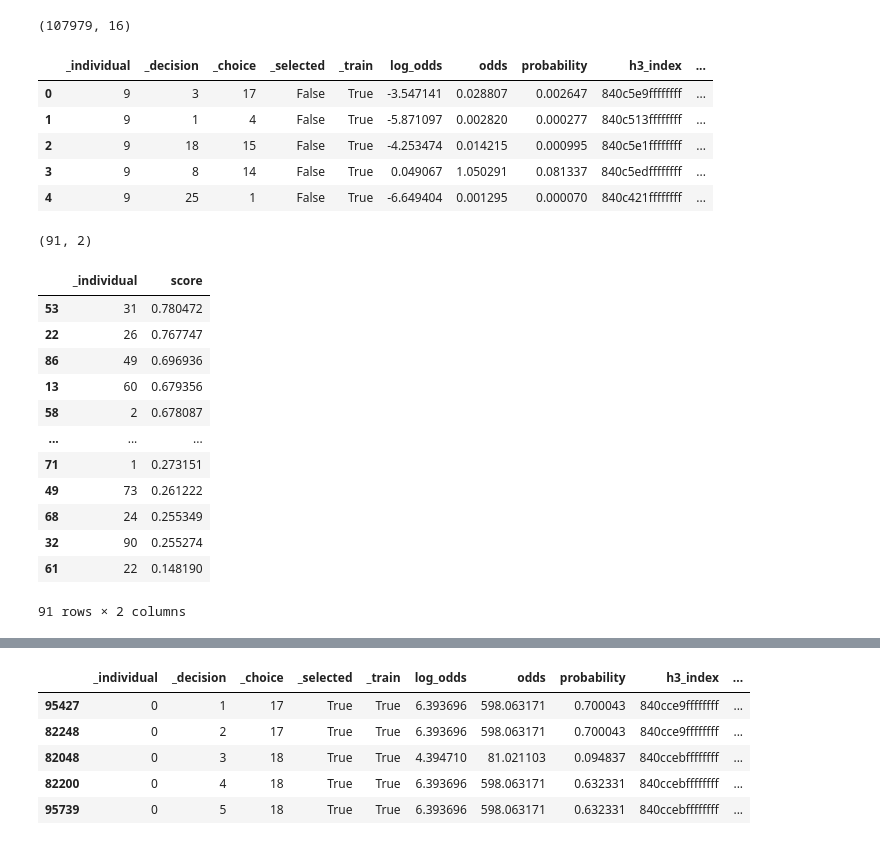
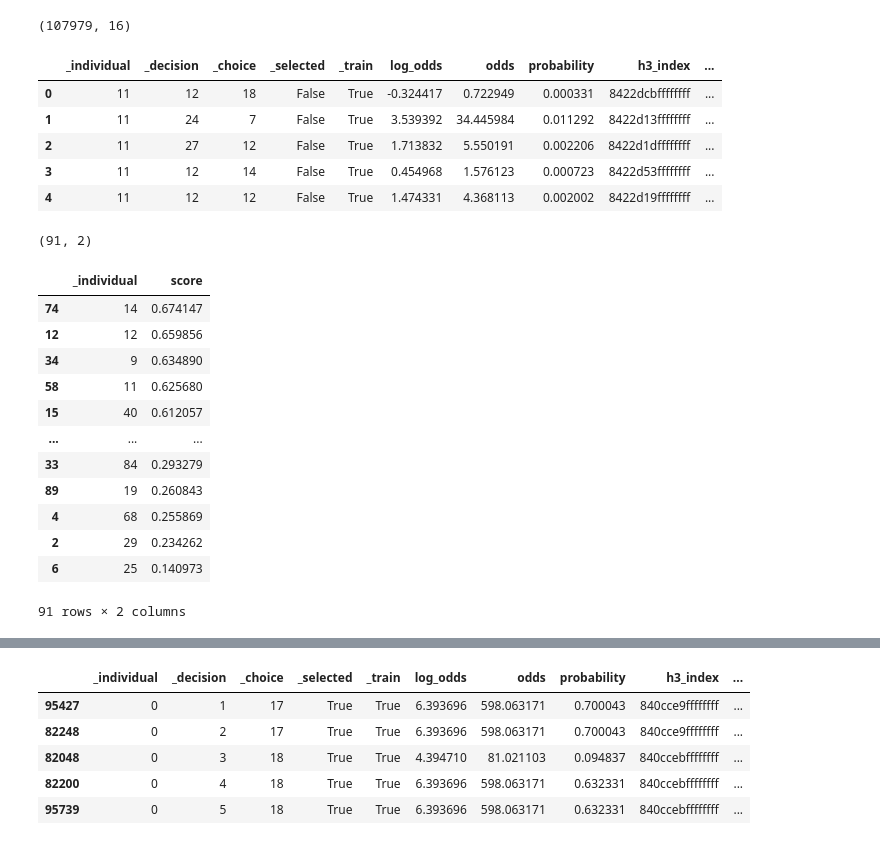
Before and after one commit to networkearth/mirrorverse, a Jupyter notebook: models/movement_model/move_it_move_it/Explore.ipynb, the cells around one changed output, grey strips where cells are left out. Drawn from its saved outputs; the diff is of its cells as text; code cells hidden in the pictures.

```diff
--- a/models/movement_model/move_it_move_it/Explore.ipynb
+++ b/models/movement_model/move_it_move_it/Explore.ipynb
@@ -15,47 +15,47 @@ os.environ['AWS_PROFILE'] = 'admin'
 # %%
 sql = '''
 select
     i._individual,
     i._decision,
     i._choice,
     f._selected,
     i._train,
     i.log_odds,
     i.odds,
     i.probability,
     f.h3_index,
     f.time,
     f.net_primary_production,
     f.mixed_layer_thickness,
     f.distance,
     f.water_heading,
     f.movement_heading
 from
-    movement_model_inference_m3_a18 i
-    inner join movement_model_features_m3_a1 f
+    movement_model_inference_m3_a3_v4 i
+    inner join movement_model_features_m3_a2 f
         on i._individual = f._individual
         and i._decision = f._decision
         and i._choice = f._choice
 '''
 data = read_data_w_cache(sql)
 data['date'] = data['time'].dt.strftime("%Y-%m-%d")
 print(data.shape)
 data.head()
 # %% [output]
 (107979, 16)
 |  | _individual | _decision | _choice | _selected | _train | log_odds | odds | probability | h3_index | ... |
-| 0 | 9 | 3 | 17 | False | True | -3.547141 | 0.028807 | 0.002647 | 840c5e9ffffffff | ... |
-| 1 | 9 | 1 | 4 | False | True | -5.871097 | 0.002820 | 0.000277 | 840c513ffffffff | ... |
-| 2 | 9 | 18 | 15 | False | True | -4.253474 | 0.014215 | 0.000995 | 840c5e1ffffffff | ... |
-| 3 | 9 | 8 | 14 | False | True | 0.049067 | 1.050291 | 0.081337 | 840c5edffffffff | ... |
-| 4 | 9 | 25 | 1 | False | True | -6.649404 | 0.001295 | 0.000070 | 840c421ffffffff | ... |
+| 0 | 11 | 12 | 18 | False | True | -0.324417 | 0.722949 | 0.000331 | 8422dcbffffffff | ... |
+| 1 | 11 | 24 | 7 | False | True | 3.539392 | 34.445984 | 0.011292 | 8422d13ffffffff | ... |
+| 2 | 11 | 27 | 12 | False | True | 1.713832 | 5.550191 | 0.002206 | 8422d1dffffffff | ... |
+| 3 | 11 | 12 | 14 | False | True | 0.454968 | 1.576123 | 0.000723 | 8422d53ffffffff | ... |
+| 4 | 11 | 12 | 12 | False | True | 1.474331 | 4.368113 | 0.002002 | 8422d19ffffffff | ... |
 # %%
 sql = '''
 select
     _individual,
     avg(probability) as score
 from
-    movement_model_inference_m3_a18
+    movement_model_inference_m3_a3_v4
 where
     _selected
 group by
@@ -67,15 +67,15 @@ rankings
 # %% [output]
 (91, 2)
 |  | _individual | score |
-| 53 | 31 | 0.780472 |
-| 22 | 26 | 0.767747 |
-| 86 | 49 | 0.696936 |
-| 13 | 60 | 0.679356 |
-| 58 | 2 | 0.678087 |
+| 74 | 14 | 0.674147 |
+| 12 | 12 | 0.659856 |
+| 34 | 9 | 0.634890 |
+| 58 | 11 | 0.625680 |
+| 15 | 40 | 0.612057 |
 | ... | ... | ... |
-| 71 | 1 | 0.273151 |
-| 49 | 73 | 0.261222 |
-| 68 | 24 | 0.255349 |
-| 32 | 90 | 0.255274 |
-| 61 | 22 | 0.148190 |
+| 33 | 84 | 0.293279 |
+| 89 | 19 | 0.260843 |
+| 4 | 68 | 0.255869 |
+| 2 | 29 | 0.234262 |
+| 6 | 25 | 0.140973 |
 91 rows × 2 columns
```
Also changed, not shown: parts of 2 cells of this notebook, 32 other files.
